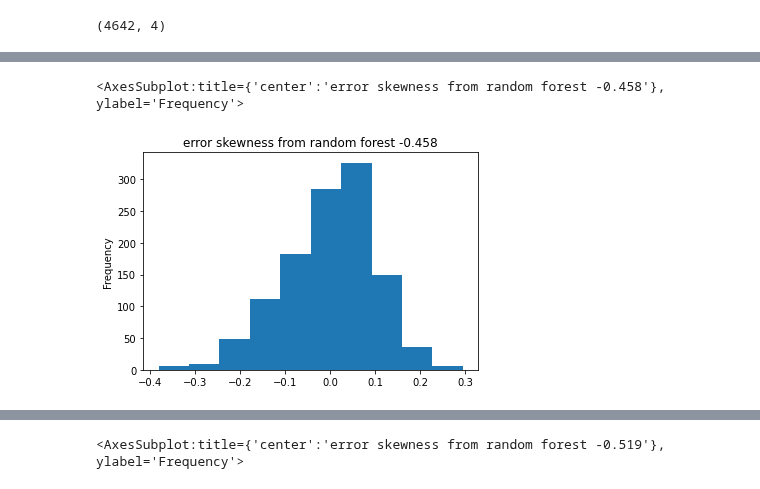
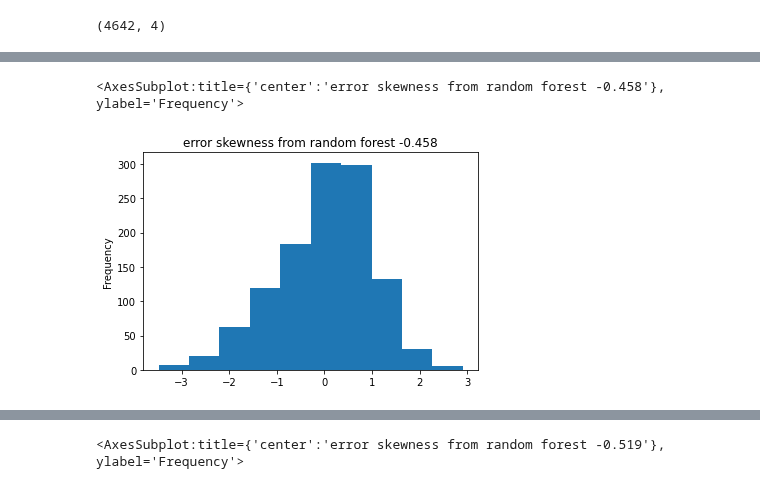
Before and after one commit to adamaulia/AdamThesis, a Jupyter notebook: 4_model.ipynb, the cells around one changed output, grey strips where cells are left out. Saved outputs shown, nothing was run; the diff lists cells and outputs as text; code cells hidden in the pictures.

```diff
--- a/4_model.ipynb
+++ b/4_model.ipynb
@@ -238,6 +255,8 @@ df_residual_rf = pd.DataFrame()
 df_residual_rf['target'] = y_test
 df_residual_rf['pred'] = y_pred_test_regr
 df_residual_rf['error'] = df_residual_rf['target'] - df_residual_rf['pred']
+df_residual_rf['std_error'] = (df_residual_rf['error'] - df_residual_rf['error'].mean()) / df_residual_rf['error'].std()
+
 show_error_pattern(y_pred=y_pred_test_regr, y_test=y_test)
 
 # show_error_pattern(y_pred=y_pred_train_regr, y_test=y_train)
@@ -249,10 +284,10 @@ show_error_pattern(y_pred=y_pred_test_regr, y_test=y_test)
 # %%
 # plot error skewness
-title = 'error skewness from random forest {}'.format(np.round(skew(df_residual_rf['error']),3))
-df_residual_rf['error'].plot(kind='hist', title = title)
+title = 'error skewness from random forest {}'.format(np.round(skew(df_residual_rf['std_error']),3))
+df_residual_rf['std_error'].plot(kind='hist', title = title)
 # %% [output]
 <AxesSubplot:title={'center':'error skewness from random forest -0.458'}, ylabel='Frequency'>
-[figure, old version]
+[figure, new version]
 # %%
 # XGBoost
 
```
Also changed, not shown: parts of 17 cells of this notebook, 10 other files.
